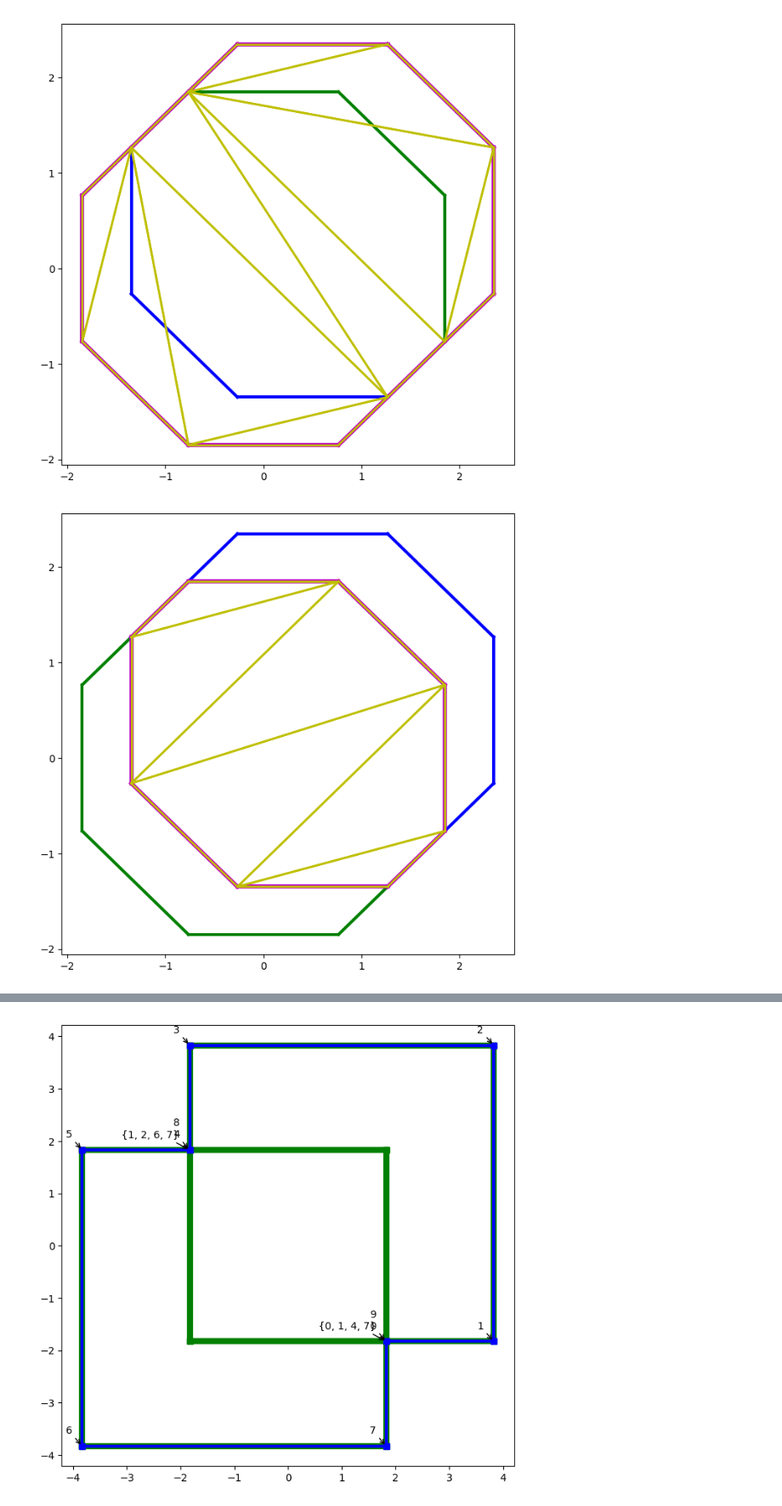
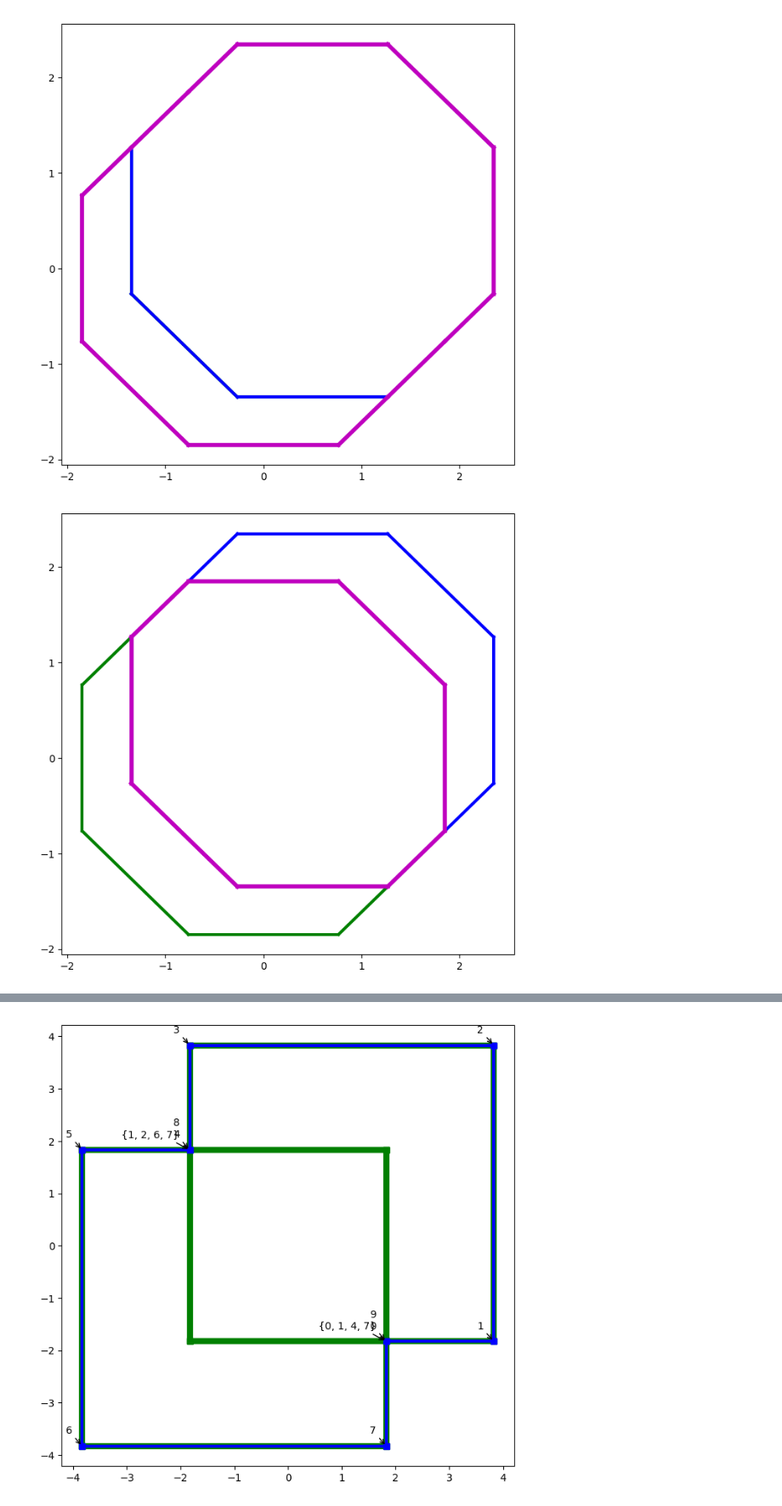
Before and after one commit to ctogle/meshmaker, a Jupyter notebook: notebooks/loop.ipynb, the cells around one changed output, grey strips where cells are left out. Shown at 85% size. Saved outputs shown, nothing was run; the diff lists cells and outputs as text; code cells hidden in the pictures.

Commit message:
checkpoint while fixing loops interface

```diff
--- a/notebooks/loop.ipynb
+++ b/notebooks/loop.ipynb
@@ -28,37 +116,46 @@ show = partial(show, programs=[MainShader(), EdgeShader(), WireShader(color=vec3
 # %%
-a = loop(vec3.O().ring(2, 8))
-b = loop(vec3.U(0.5).xy().ring(2, 8))
+a = Loops([vec3.O().ring(2, 8)])
+b = Loops([vec3.U(0.5).xy().ring(2, 8)])
 
 def test_booleans():
     u = a.union(b)
     i = a.intersect(b)
     d = a.difference(b)
 
     f, ax = plot()
-    plot_loop(ax, a.ps, col='g')
-    plot_loop(ax, b.ps, col='b')
-    for p in u:
-        plot_loop(ax, p.ps, col='m', lw=4)
-        for t in p.triangulation().simplices():
-            plot_loop(ax, list(t), col='y', lw=2)
+    a.plot(ax, col='g')
+    b.plot(ax, col='b')
+    u.plot(ax, col='m', lw=4)
+    #plot_loop(ax, a.ps, col='g')
+    #plot_loop(ax, b.ps, col='b')
+    #for p in u:
+    #    plot_loop(ax, p.ps, col='m', lw=4)
+    #    for t in p.triangulation().simplices():
+    #        plot_loop(ax, list(t), col='y', lw=2)
 
     f, ax = plot()
-    plot_loop(ax, a.ps, col='g')
-    plot_loop(ax, b.ps, col='b')
-    for p in i:
-        plot_loop(ax, p.ps, col='m', lw=4)
-        for t in p.triangulation().simplices():
-            plot_loop(ax, list(t), col='y', lw=2)
+    a.plot(ax, col='g')
+    b.plot(ax, col='b')
+    i.plot(ax, col='m', lw=4)
+    #plot_loop(ax, a.ps, col='g')
+    #plot_loop(ax, b.ps, col='b')
+    #for p in i:
+    #    plot_loop(ax, p.ps, col='m', lw=4)
+    #    for t in p.triangulation().simplices():
+    #        plot_loop(ax, list(t), col='y', lw=2)
 
     f, ax = plot()
-    plot_loop(ax, a.ps, col='g')
-    plot_loop(ax, b.ps, col='b')
-    for p in d:
-        plot_loop(ax, p.ps, col='m', lw=4)
-        for t in p.triangulation().simplices():
-            plot_loop(ax, list(t), col='y', lw=2)
+    a.plot(ax, col='g')
+    b.plot(ax, col='b')
+    d.plot(ax, col='m', lw=4)
+    #plot_loop(ax, a.ps, col='g')
+    #plot_loop(ax, b.ps, col='b')
+    #for p in d:
+    #    plot_loop(ax, p.ps, col='m', lw=4)
+    #    for t in p.triangulation().simplices():
+    #        plot_loop(ax, list(t), col='y', lw=2)
 
 test_booleans()
 # %% [output]
-[figure, old version]
+[figure, new version]
-[figure, old version]
+[figure, new version]
```
Also changed, not shown: parts of 9 cells of this notebook, 12 other files.
